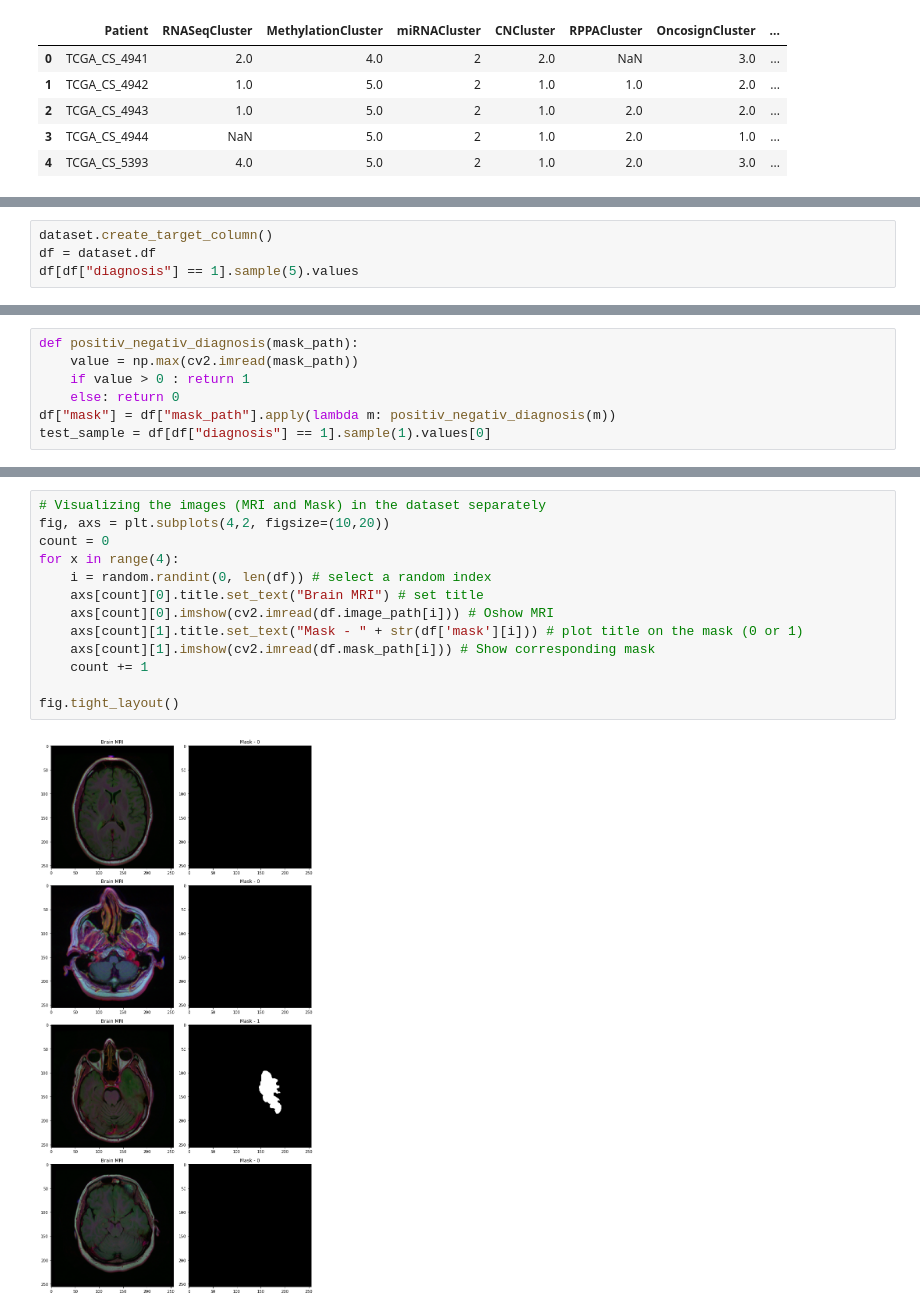
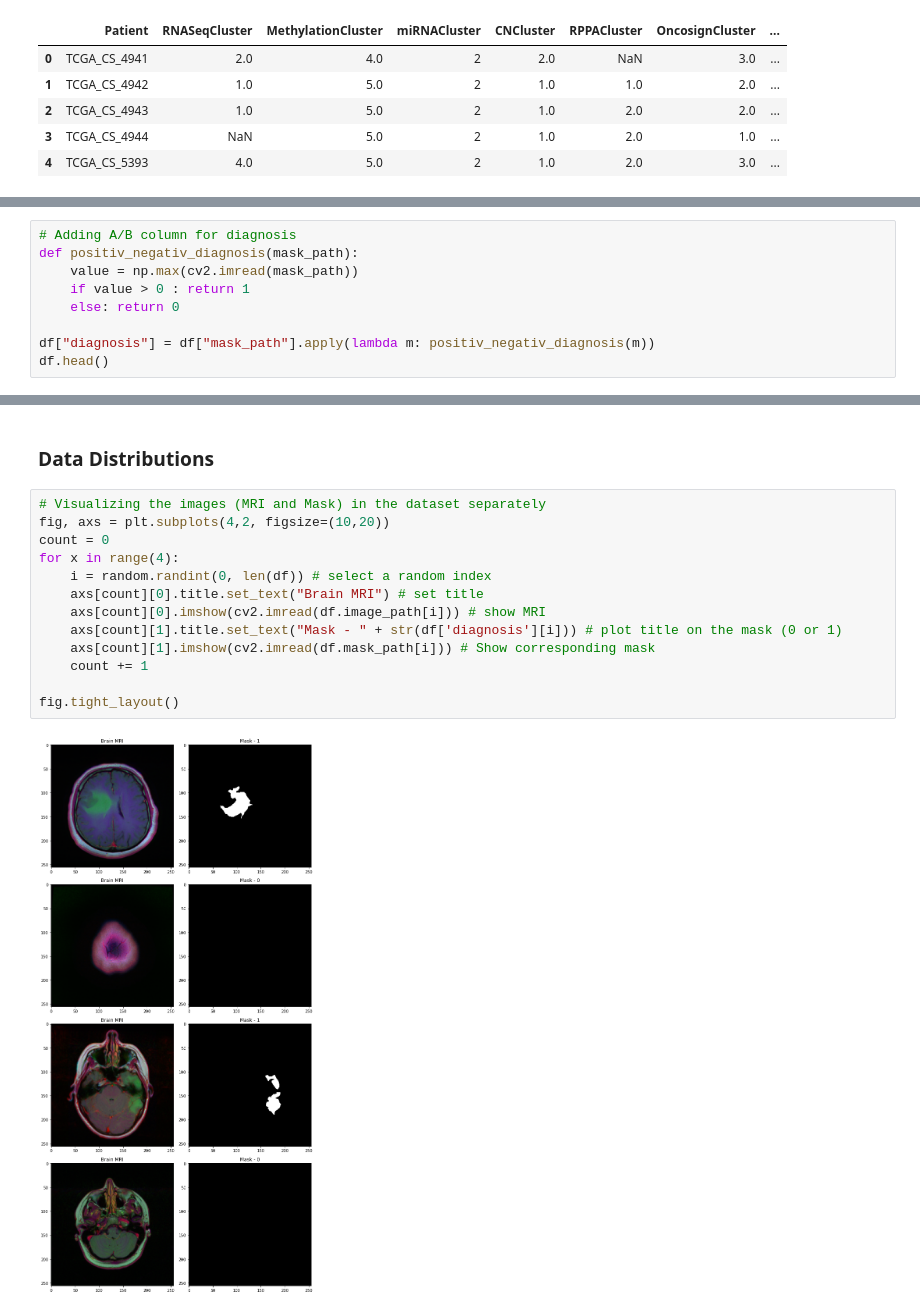
Before and after one commit to Nishita-Kapoor-zz/brain_mri_segmentation, a Jupyter notebook: data/brain_mri_EDA.ipynb, the cells around one changed output, grey strips where cells are left out. Drawn from its saved outputs; the diff is of its cells as text.

```diff
--- a/data/brain_mri_EDA.ipynb
+++ b/data/brain_mri_EDA.ipynb
@@ -37,4 +35,0 @@ array(['TCGA_HT_8563_19981209',
-# %%
-dataset.create_target_column()
-df = dataset.df
-df[df["diagnosis"] == 1].sample(5).values
@@ -62,8 +45,10 @@ array([['TCGA_FG_6689_20020326',
 # %%
+# Adding A/B column for diagnosis
 def positiv_negativ_diagnosis(mask_path):
     value = np.max(cv2.imread(mask_path))
     if value > 0 : return 1
     else: return 0
-df["mask"] = df["mask_path"].apply(lambda m: positiv_negativ_diagnosis(m))
-test_sample = df[df["diagnosis"] == 1].sample(1).values[0]
+
+df["diagnosis"] = df["mask_path"].apply(lambda m: positiv_negativ_diagnosis(m))
+df.head()
 # %% [output]
@@ -76,17 +61,19 @@ test_sample = df[df["diagnosis"] == 1].sample(1).values[0]
+# %% [markdown]
+### Data Distributions
 # %%
 # Visualizing the images (MRI and Mask) in the dataset separately
 fig, axs = plt.subplots(4,2, figsize=(10,20))
 count = 0
 for x in range(4):
     i = random.randint(0, len(df)) # select a random index
     axs[count][0].title.set_text("Brain MRI") # set title
-    axs[count][0].imshow(cv2.imread(df.image_path[i])) # Oshow MRI
-    axs[count][1].title.set_text("Mask - " + str(df['mask'][i])) # plot title on the mask (0 or 1)
+    axs[count][0].imshow(cv2.imread(df.image_path[i])) # show MRI
+    axs[count][1].title.set_text("Mask - " + str(df['diagnosis'][i])) # plot title on the mask (0 or 1)
     axs[count][1].imshow(cv2.imread(df.mask_path[i])) # Show corresponding mask
     count += 1
 
 fig.tight_layout()
 # %% [output]
-[figure, old version]
+[figure, new version]
 # %%
 # Data distribution
```
Also changed, not shown: parts of 12 cells of this notebook, 17 other files.
